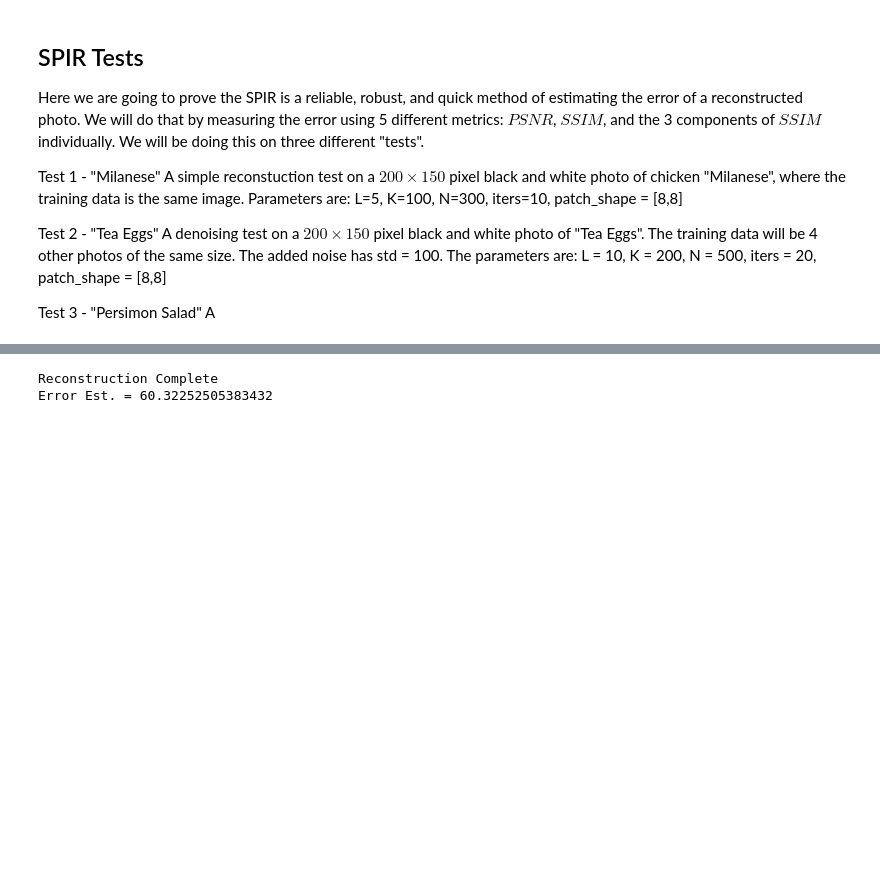
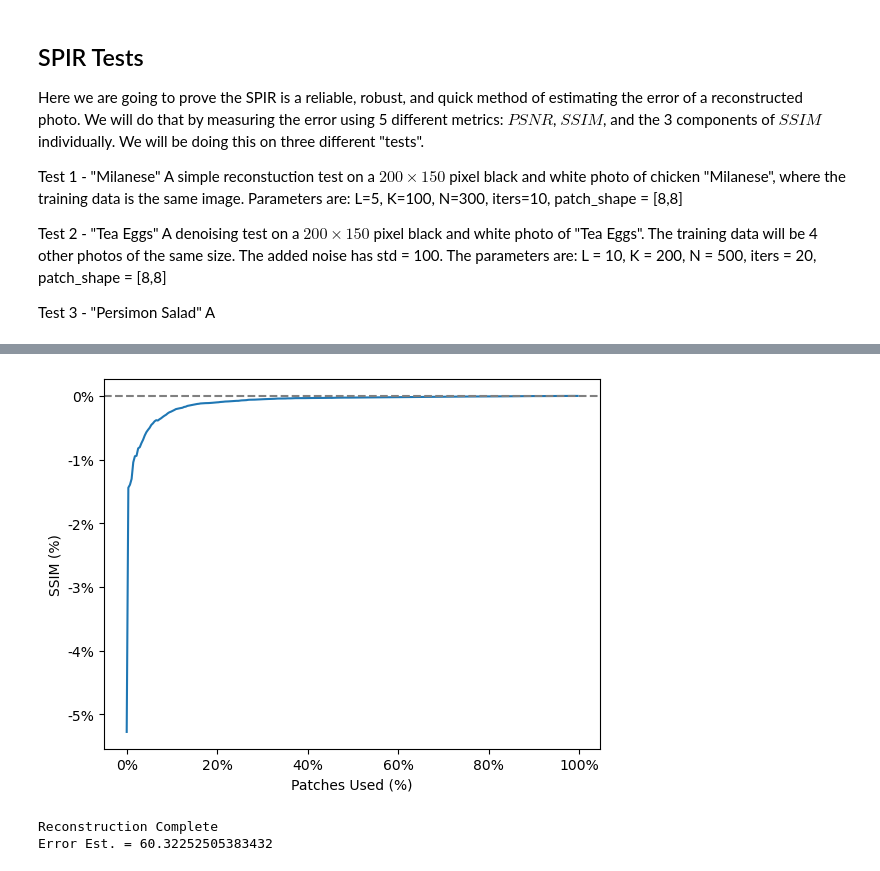
Before and after one commit to rainonej/Sparse-Dictionary-Learning, a Jupyter notebook: more_tests.ipynb, the cells around one changed output, grey strips where cells are left out. Saved outputs shown, nothing was run; the diff lists cells and outputs as text; code cells hidden in the pictures; blank space fills up the shorter version.

Commit message:
fixed an error

```diff
--- a/more_tests.ipynb
+++ b/more_tests.ipynb
@@ -142,0 +141,31 @@ A
+# %%
+### Test 1 - "Milanese"
+
+# Get Training and Testing data
+path = 'Compressed Images/milanese.jpg'
+paths = [path]
+
+# Set parameters
+L = 5
+K = 100
+N = 300
+iters = 10
+patch_shape = np.array([8,8])
+
+# Initialize Sampler
+sam_milanese = Sampler(paths = paths, patch_shape = patch_shape, num_samples = N)
+sam_milanese.add_filter(None)
+
+# Initialize Learner
+learner_milanese = DictionaryLearner(L=L, K=K, sampler=sam_milanese, algo = 'OMP')
+learner_milanese.update_step(use_orig=True)
+
+# Train Dictionary
+D_milanese = learner_milanese.sparse_dictionary_learning(iters=iters, output=True)
+print("Dictionary is trained")
+
+# Begin Stochastic Partial Image Reconstruction
+errors_milanese = learner_milanese.SPIR_test(path, apply_filter=False, min_count=1, replacement=False)
+
+# Display Results
+errors_milanese
@@ -143,3 +249,7 @@ A
+# %%
+plot_error_values(errors_milanese, "SSIM")
+# %% [output]
+[figure, added]
 # %%
 (recon, error) = learner.SPIR(path=path_corrupted, percent=.2, min_count=1, apply_filter=True)
 print(f'Reconstruction Complete')
```
Also changed, not shown: parts of 4 cells of this notebook, 2 other files.
